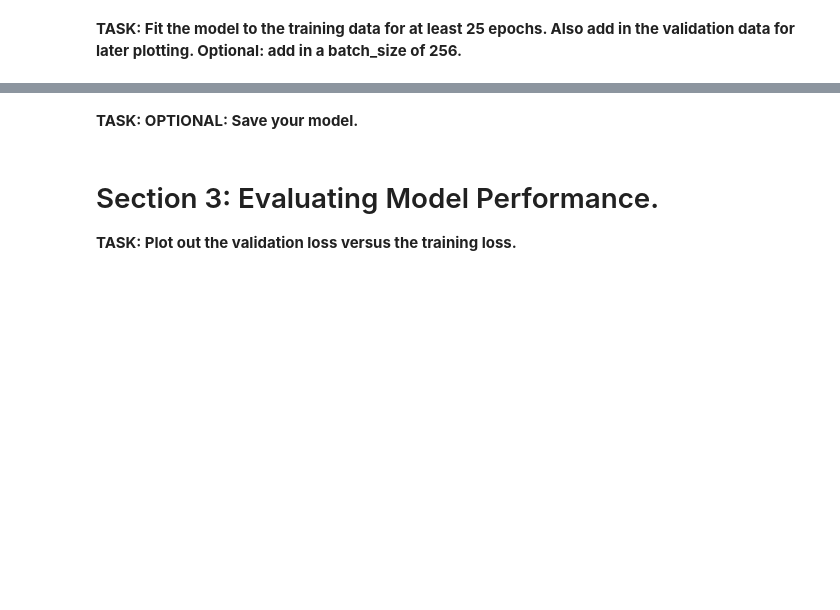
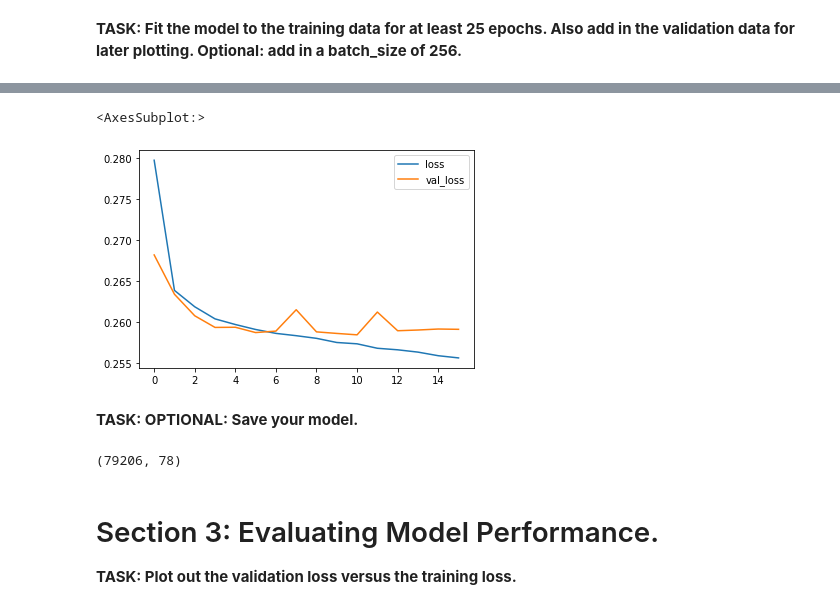
Before and after one commit to YixinPhang/TensorFlow, a Jupyter notebook: Keras-Project.ipynb, the cells around one changed output, grey strips where cells are left out. Cells and saved outputs as stored; diff of their text form; code cells hidden in the pictures; blank space fills up the shorter version.

Commit message:
Editted on model learning part

```diff
--- a/Keras-Project.ipynb
+++ b/Keras-Project.ipynb
@@ -1214,6 +1147,13 @@ from tensorflow.keras.layers import Dense,Dropout
 # %%
 # CODE HERE
 model = Sequential()
+
+model.add(Dense(78,activation='relu'))
+model.add(Dense(39,activation='relu'))
+model.add(Dense(19,activation='relu'))
+
+model.add(Dense(1,activation='sigmoid'))
+model.compile(optimizer='adam',loss='binary_crossentropy')
 
 # Choose whatever number of layers/neurons you want.
 
@@ -1223,2 +1165,4 @@ model = Sequential()
+# %%
+early_stop=EarlyStopping(monitor='val_loss',mode='min',verbose=1,patience=5)
 # %% [markdown]
 **TASK: Fit the model to the training data for at least 25 epochs. Also add in the validation data for later plotting. Optional: add in a batch_size of 256.**
@@ -1226,0 +1169,7 @@ model = Sequential()
+# %%
+model.fit(X_train_scaled,
+          y_train,
+          validation_data=(X_test_scaled,y_test),
+          batch_size=256,
+          epochs=100,
+          callbacks=[early_stop])
@@ -1227,2 +1195,9 @@ model = Sequential()
+# %%
+model_loss=pd.DataFrame(model.history.history)
+# %%
+model_loss.plot()
+# %% [output]
+<AxesSubplot:>
+[figure, added]
 # %% [markdown]
 **TASK: OPTIONAL: Save your model.**
@@ -1231,3 +1208,7 @@ model = Sequential()
+# %%
+X_test_scaled.shape
+# %% [output]
+(79206, 78)
 # %% [markdown]
 # Section 3: Evaluating Model Performance.
 
```
Also changed, not shown: parts of 50 cells of this notebook.
